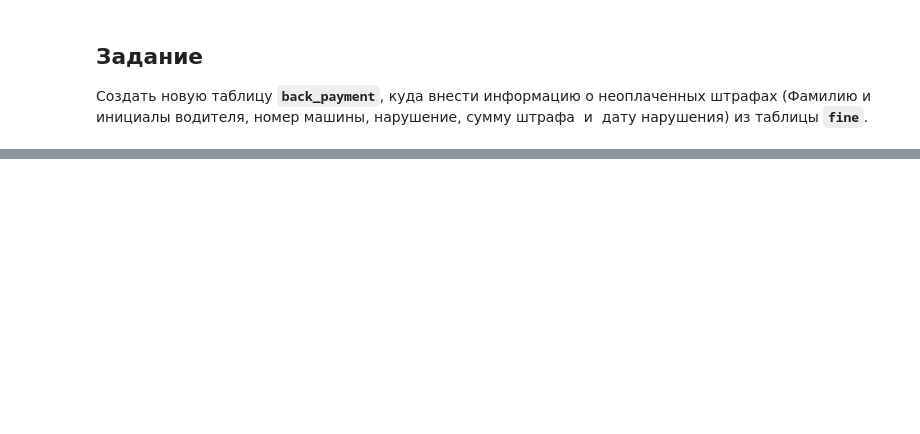
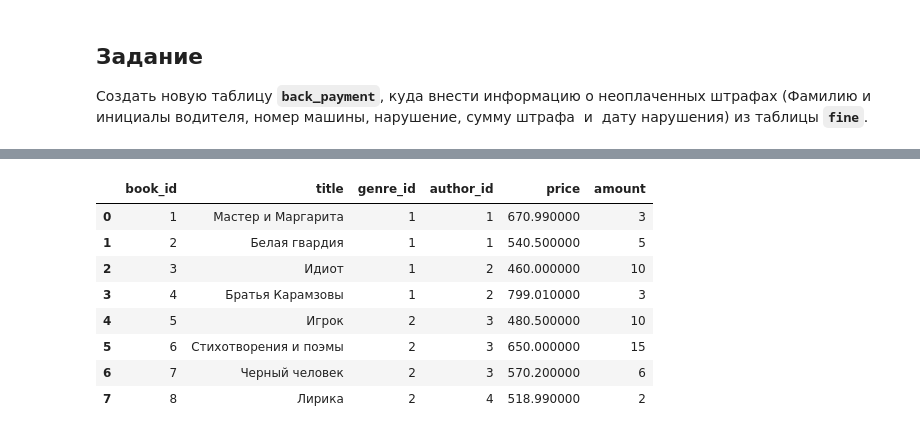
Before and after one commit to w9ip/learning, a Jupyter notebook: DB/Без названия.ipynb, the cells around one changed output, grey strips where cells are left out. Drawn from its saved outputs; the diff is of its cells as text; code cells hidden in the pictures; blank space fills up the shorter version.

```diff
--- a/DB/Без названия.ipynb
+++ b/DB/Без названия.ipynb
@@ -2092,0 +2667,25 @@ read_sql_query("""
+# %%
+read_sql_query("""
+INSERT INTO book (title, author_id, genre_id, price, amount)
+VALUES
+    ('Мастер и Маргарита', 1, 1, 670.99, 3),
+    ('Белая гвардия', 1, 1, 540.50, 5),
+    ('Идиот', 2, 1, 460.00, 10),
+    ('Братья Карамзовы', 2, 1, 799.01, 3),
+    ('Игрок', 3, 2, 480.50, 10),
+    ('Стихотворения и поэмы', 3, 2, 650.00, 15),
+    ('Черный человек', 3, 2, 570.20, 6),
+    ('Лирика', 4, 2, 518.99, 2);
+
+SELECT * FROM book
+""")
+# %% [output]
+|  | book_id | title | genre_id | author_id | price | amount |
+| 0 | 1 | Мастер и Маргарита | 1 | 1 | 670.990000 | 3 |
+| 1 | 2 | Белая гвардия | 1 | 1 | 540.500000 | 5 |
+| 2 | 3 | Идиот | 1 | 2 | 460.000000 | 10 |
+| 3 | 4 | Братья Карамзовы | 1 | 2 | 799.010000 | 3 |
+| 4 | 5 | Игрок | 2 | 3 | 480.500000 | 10 |
+| 5 | 6 | Стихотворения и поэмы | 2 | 3 | 650.000000 | 15 |
+| 6 | 7 | Черный человек | 2 | 3 | 570.200000 | 6 |
+| 7 | 8 | Лирика | 2 | 4 | 518.990000 | 2 |
```
Also changed, not shown: parts of 38 cells of this notebook, 2 other files.
